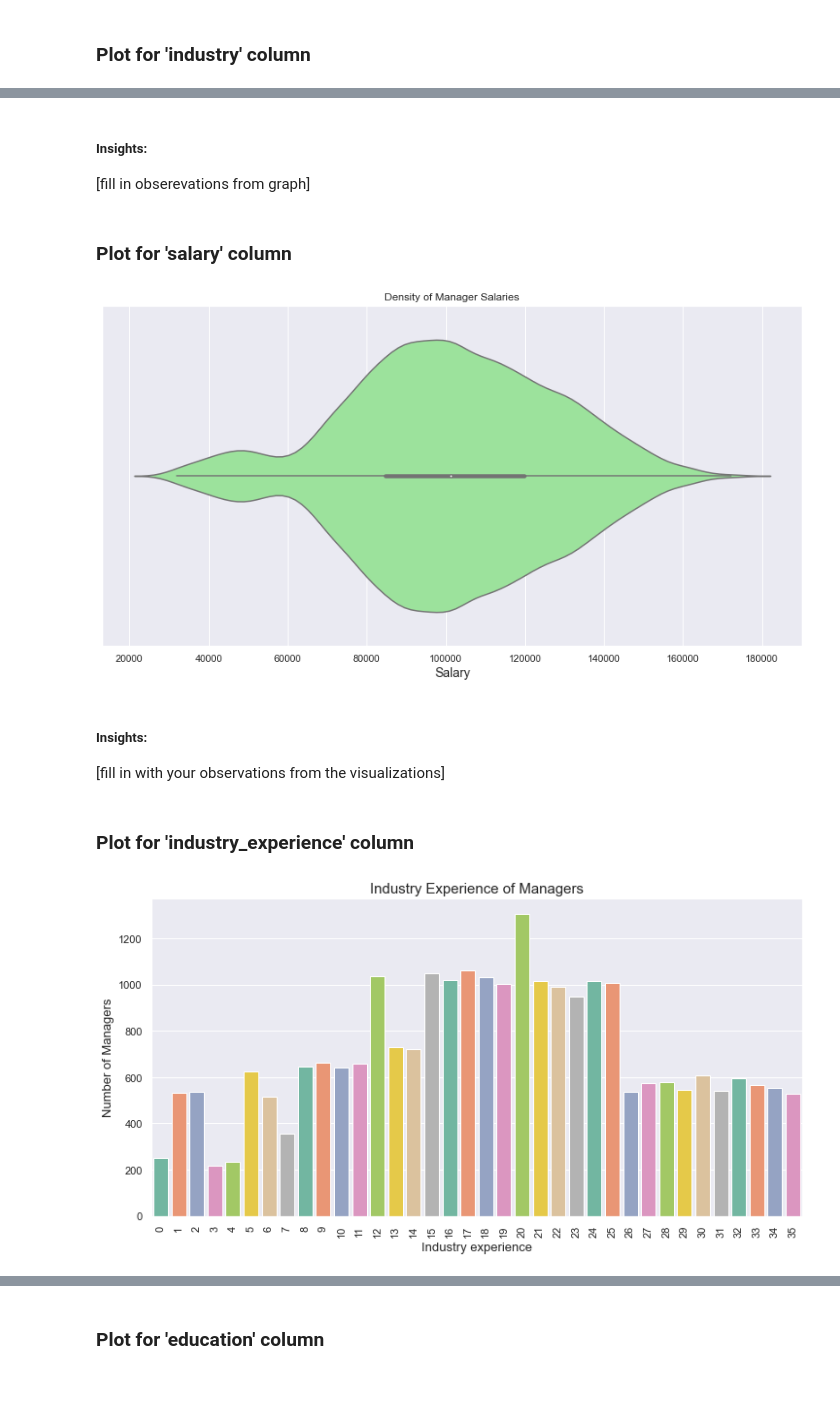
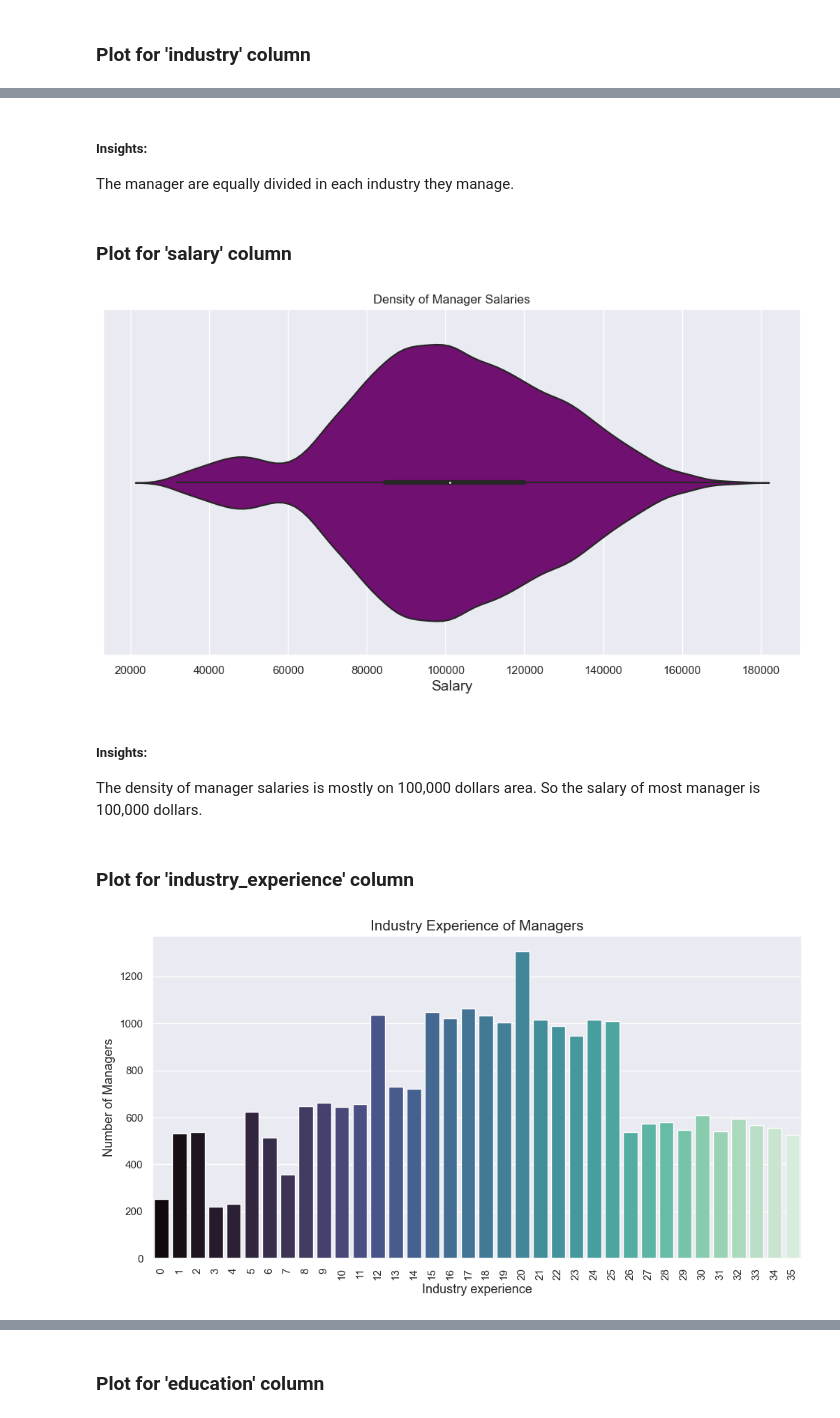
Before and after one commit to Sainabs/data-proj-3, a Jupyter notebook: starter/Unit_3_-_EDA_.ipynb, the cells around one changed output, grey strips where cells are left out. Cells and saved outputs as stored; diff of their text form; code cells hidden in the pictures; blank space fills up the shorter version.

```diff
--- a/starter/Unit_3_-_EDA_.ipynb
+++ b/starter/Unit_3_-_EDA_.ipynb
@@ -156,38 +156,38 @@ ax = plt.pie(data, labels = labels, autopct = '%.0f%%');
 # %% [markdown]
 ##### Insights:
 
-[fill in obserevations from graph]
+The manager are equally divided in each industry they manage.
 # %% [markdown]
 ### Plot for 'salary' column
 # %%
 # create plot for salary column
-plt.figure(figsize=(14,7))
+plt.figure(figsize=(12,6))
 
-sns.violinplot(x=df['salary'], color = 'lightgreen')
+sns.violinplot(x=df['salary'], color = 'purple')
 
 plt.xlabel("Salary", fontsize=14)
 plt.title("Density of Manager Salaries");
 # %% [output]
-[figure, old version]
+[figure, new version]
 # %% [markdown]
 ##### Insights:
 
-[fill in with your observations from the visualizations]
+The density of manager salaries is mostly on 100,000 dollars area. So the salary of most manager is 100,000 dollars.
 # %% [markdown]
 ### Plot for 'industry_experience' column
 # %%
 # create plot for industry experience column
 
 plt.figure(figsize=(12,6))
 
-ax = sns.countplot(data=df, x='industry_experience',palette="Set2")
+ax = sns.countplot(data=df, x='industry_experience',palette="mako")
 
 plt.xticks(rotation=90)
 plt.xlabel("Industry experience", fontsize=13)
 plt.ylabel("Number of Managers", fontsize=13)
 plt.title("Industry Experience of Managers", fontsize=15);
 # %% [output]
-[figure, old version]
+[figure, new version]
 # %% [markdown]
 ##### Insights:
 
```
Also changed, not shown: parts of 26 cells of this notebook.
